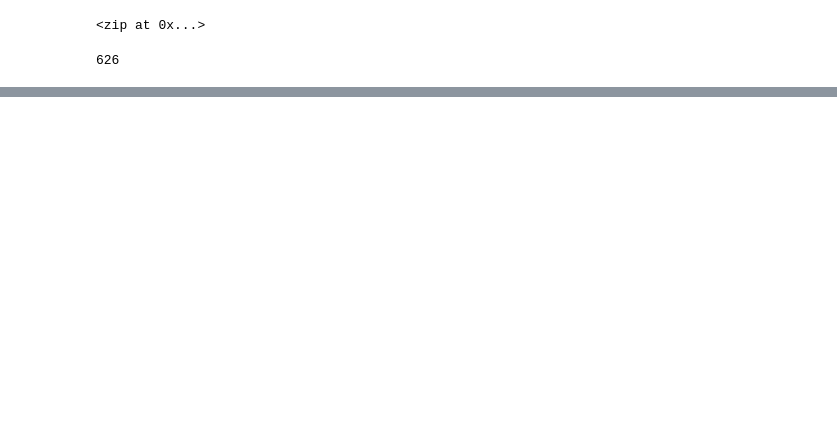
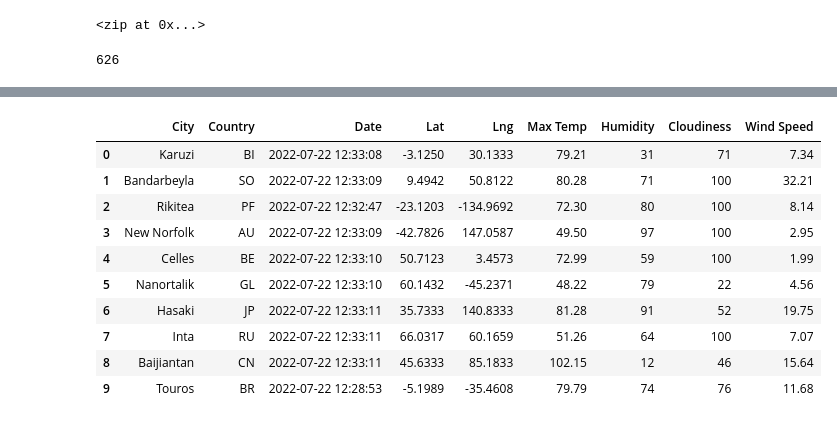
Before and after one commit to scottwesley31/World_Weather_Analysis, a Jupyter notebook: WeatherPy.ipynb, the cells around one changed output, grey strips where cells are left out. Saved outputs shown, nothing was run; the diff lists cells and outputs as text; code cells hidden in the pictures; blank space fills up the shorter version.

```diff
--- a/WeatherPy.ipynb
+++ b/WeatherPy.ipynb
@@ -129,0 +151,17 @@ Data Retrieval Complete
+# %%
+# Reorder the columns in the city_data_df.
+new_column_order = ["City", "Country", "Date", "Lat", "Lng", "Max Temp", "Humidity", "Cloudiness", "Wind Speed"]
+city_data_df = city_data_df[new_column_order]
+city_data_df.head(10)
+# %% [output]
+|  | City | Country | Date | Lat | Lng | Max Temp | Humidity | Cloudiness | Wind Speed |
+| 0 | Karuzi | BI | 2022-07-22 12:33:08 | -3.1250 | 30.1333 | 79.21 | 31 | 71 | 7.34 |
+| 1 | Bandarbeyla | SO | 2022-07-22 12:33:09 | 9.4942 | 50.8122 | 80.28 | 71 | 100 | 32.21 |
+| 2 | Rikitea | PF | 2022-07-22 12:32:47 | -23.1203 | -134.9692 | 72.30 | 80 | 100 | 8.14 |
+| 3 | New Norfolk | AU | 2022-07-22 12:33:09 | -42.7826 | 147.0587 | 49.50 | 97 | 100 | 2.95 |
+| 4 | Celles | BE | 2022-07-22 12:33:10 | 50.7123 | 3.4573 | 72.99 | 59 | 100 | 1.99 |
+| 5 | Nanortalik | GL | 2022-07-22 12:33:10 | 60.1432 | -45.2371 | 48.22 | 79 | 22 | 4.56 |
+| 6 | Hasaki | JP | 2022-07-22 12:33:11 | 35.7333 | 140.8333 | 81.28 | 91 | 52 | 19.75 |
+| 7 | Inta | RU | 2022-07-22 12:33:11 | 66.0317 | 60.1659 | 51.26 | 64 | 100 | 7.07 |
+| 8 | Baijiantan | CN | 2022-07-22 12:33:11 | 45.6333 | 85.1833 | 102.15 | 12 | 46 | 15.64 |
+| 9 | Touros | BR | 2022-07-22 12:28:53 | -5.1989 | -35.4608 | 79.79 | 74 | 76 | 11.68 |
```
Also changed, not shown: parts of 9 cells of this notebook, 1 other file.
